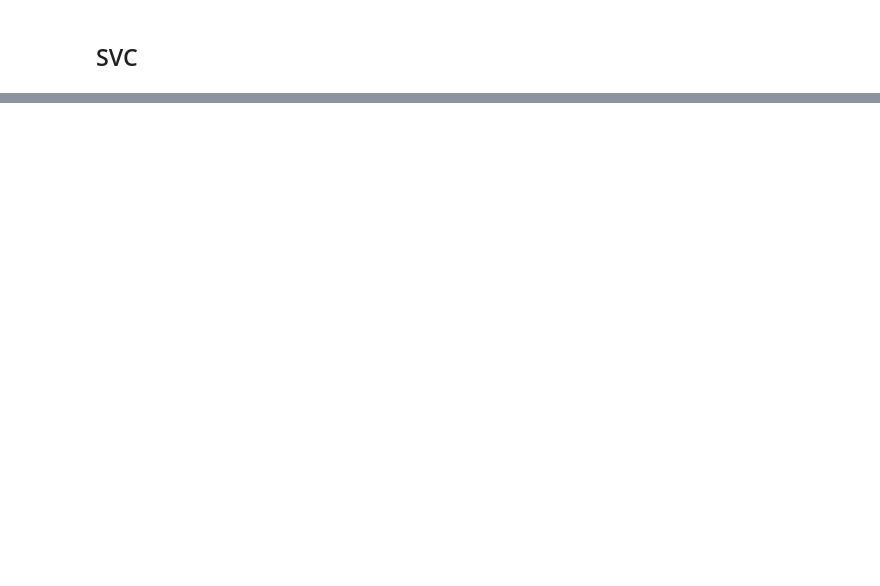
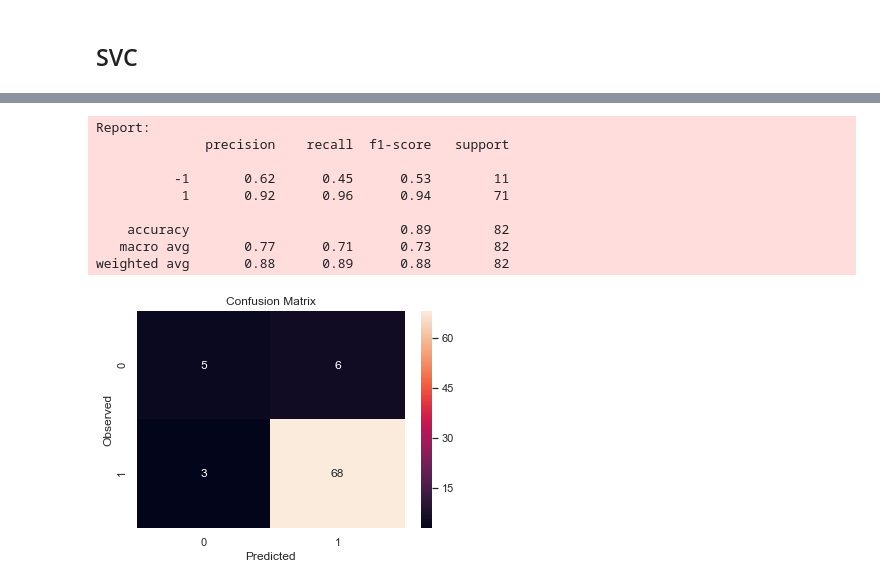
Before and after one commit to claramoreirag/FEUP-AC, a Jupyter notebook: testing.ipynb, the cells around one changed output, grey strips where cells are left out. Cells and saved outputs as stored; diff of their text form; code cells hidden in the pictures; blank space fills up the shorter version.

```diff
--- a/testing.ipynb
+++ b/testing.ipynb
@@ -57,0 +151,25 @@ results=build_prediction(pred)
+# %%
+scaler = StandardScaler()
+scaler.fit(X_train)
+
+X_train = scaler.transform(X_train)
+X_test= scaler.transform(X_test)
+
+ANNClassifier = MLPClassifier(random_state=1, max_iter=500)
+
+# Train the classifier on the training set
+ANNClassifier.fit(X_train, y_train)
+
+pred= ANNClassifier.predict_proba(X_test) if TEST else ANNClassifier.predict(X_test)
+build_prediction(pred)
+# %% [output]
+Report:
+              precision    recall  f1-score   support
+
+          -1       0.62      0.45      0.53        11
+           1       0.92      0.96      0.94        71
+
+    accuracy                           0.89        82
+   macro avg       0.77      0.71      0.73        82
+weighted avg       0.88      0.89      0.88        82
+[figure, added]
```
Also changed, not shown: parts of 10 cells of this notebook, 1 other file.
